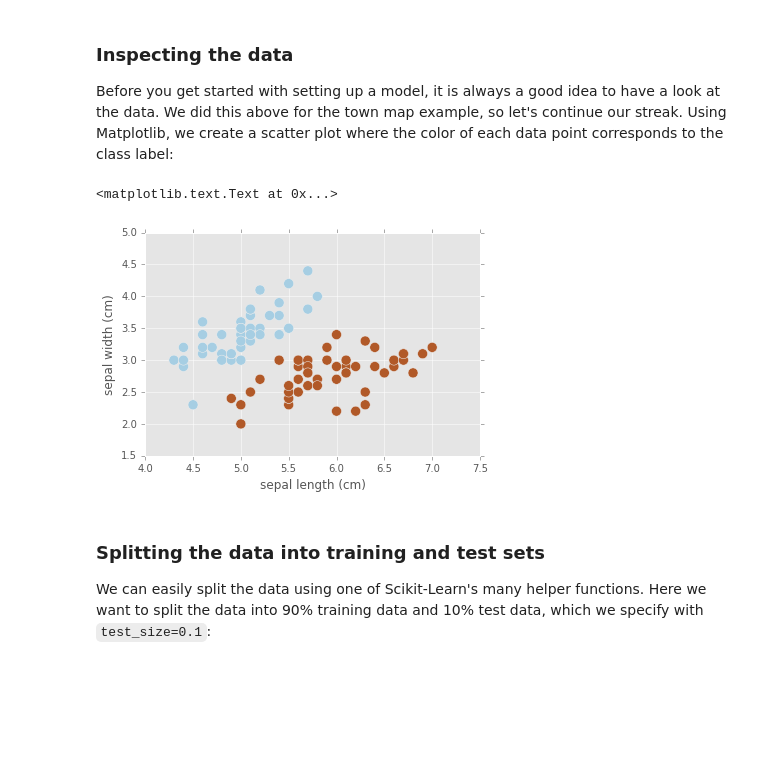
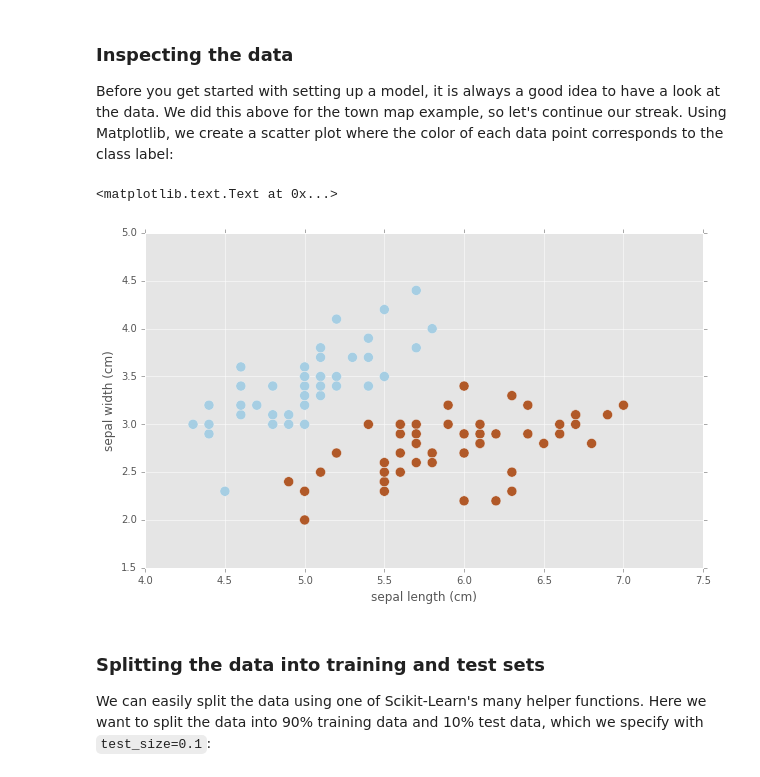
Before and after one commit to mbeyeler/opencv-machine-learning, a Jupyter notebook: notebooks/03.02-Logistic-Regression.ipynb, the cells around one changed output. Cells and saved outputs as stored; diff of their text form; code cells hidden in the pictures; blank space fills up the shorter version.

```diff
--- a/notebooks/03.02-Logistic-Regression.ipynb
+++ b/notebooks/03.02-Logistic-Regression.ipynb
@@ -80,12 +80,13 @@ target = iris.target[idx].astype(np.float32)
 
 Before you get started with setting up a model, it is always a good idea to have a look at the data. We did this above for the town map example, so let's continue our streak. Using Matplotlib, we create a scatter plot where the color of each data point corresponds to the class label:
 # %%
+plt.figure(figsize=(10, 6))
 plt.scatter(data[:, 0], data[:, 1], c=target, cmap=plt.cm.Paired, s=100)
 plt.xlabel(iris.feature_names[0])
 plt.ylabel(iris.feature_names[1])
 # %% [output]
 <matplotlib.text.Text at 0x...>
-[figure, old version]
+[figure, new version]
 # %% [markdown]
 ### Splitting the data into training and test sets
 
```
Also changed, not shown: 2 other files.
